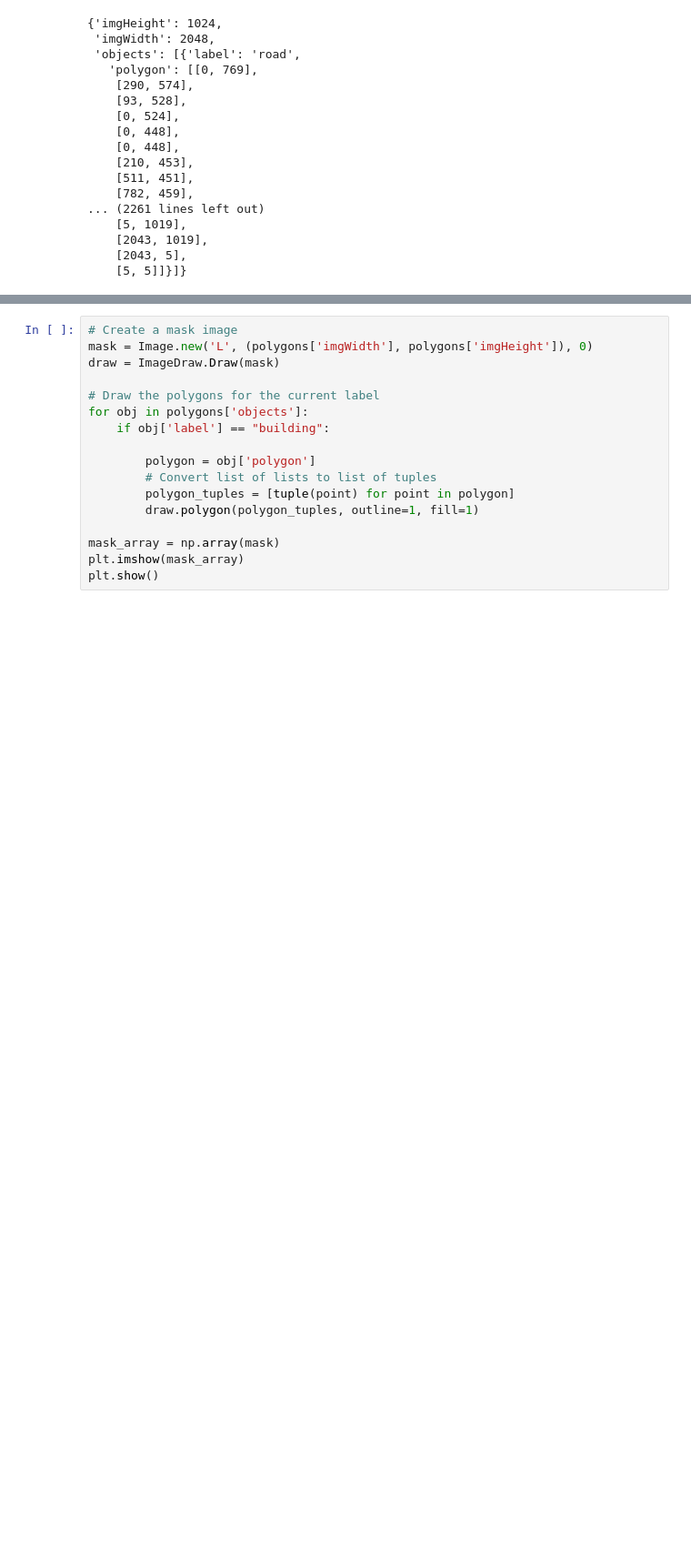
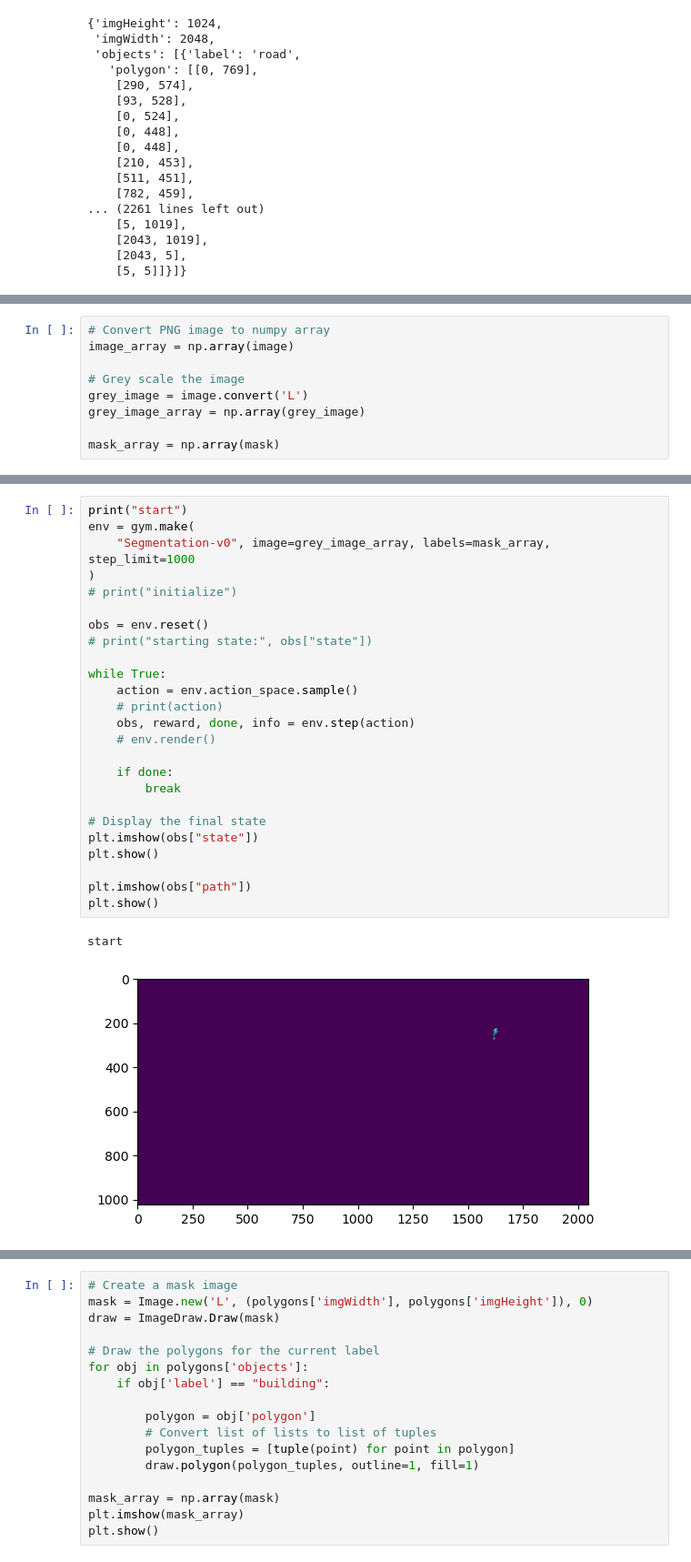
Before and after one commit to JasperTan-03/MAPS, a Jupyter notebook: 2d_maps/ppo.ipynb, the cells around one changed output, grey strips where cells are left out. Shown at 91% size. Saved outputs shown, nothing was run; the diff lists cells and outputs as text; blank space fills up the shorter version.

```diff
--- a/2d_maps/ppo.ipynb
+++ b/2d_maps/ppo.ipynb
@@ -62,0 +65,9 @@ plt.show()
+# %%
+# Convert PNG image to numpy array
+image_array = np.array(image)
+
+# Grey scale the image
+grey_image = image.convert('L')
+grey_image_array = np.array(grey_image)
+
+mask_array = np.array(mask)
@@ -62,0 +78,28 @@ plt.show()
+# %%
+print("start")
+env = gym.make(
+    "Segmentation-v0", image=grey_image_array, labels=mask_array, step_limit=1000
+)
+# print("initialize")
+
+obs = env.reset()
+# print("starting state:", obs["state"])
+
+while True:
+    action = env.action_space.sample()
+    # print(action)
+    obs, reward, done, info = env.step(action)
+    # env.render()
+
+    if done:
+        break
+
+# Display the final state
+plt.imshow(obs["state"])
+plt.show()
+
+plt.imshow(obs["path"])
+plt.show()
+# %% [output]
+start
+[figure, added]
```
Also changed, not shown: parts of 4 cells of this notebook.
